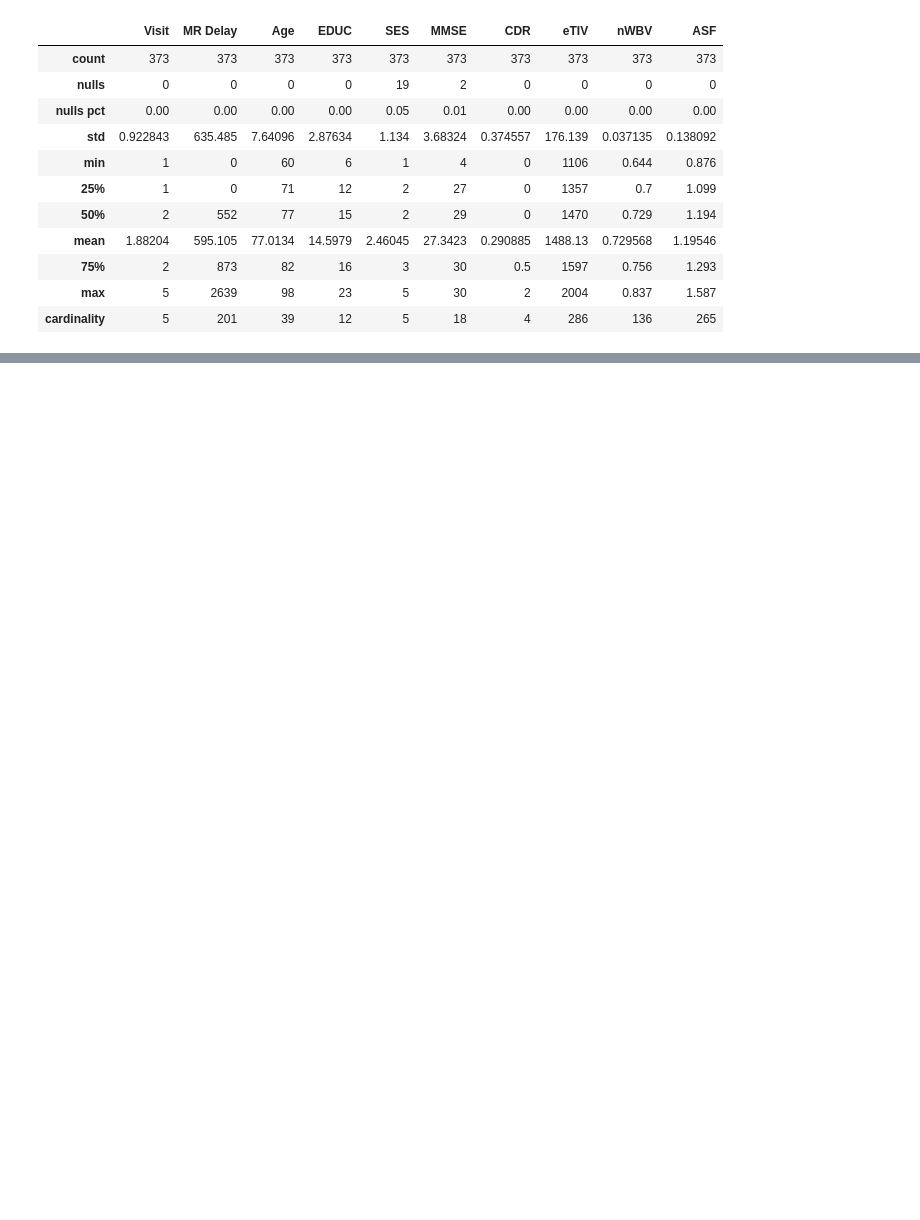
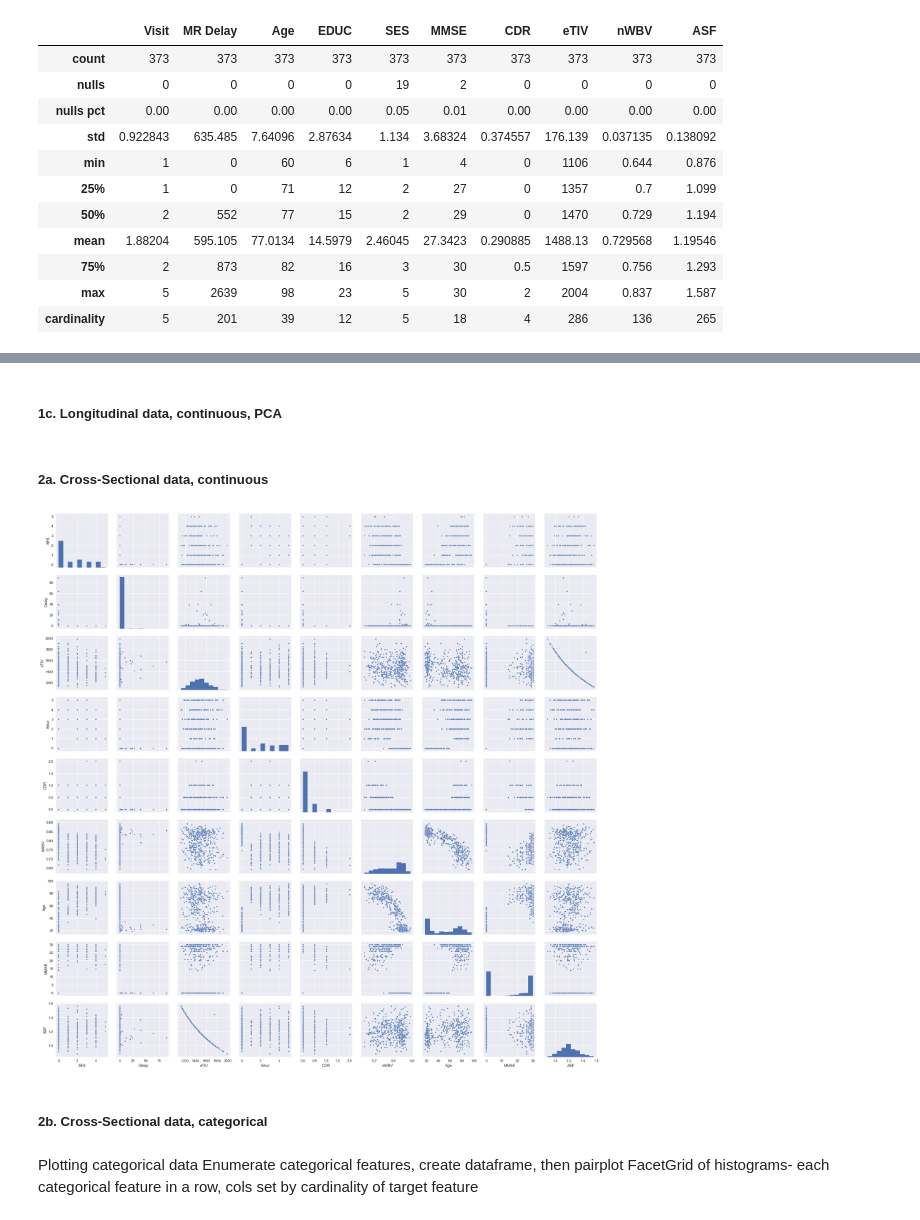
Before and after one commit to jlouie3/Conda_Notebooks, a Jupyter notebook: Projects/DementiaPrediction/1_Intro_and_Import.ipynb, the cells around one changed output, grey strips where cells are left out. Cells and saved outputs as stored; diff of their text form; code cells hidden in the pictures; blank space fills up the shorter version.

```diff
--- a/Projects/DementiaPrediction/1_Intro_and_Import.ipynb
+++ b/Projects/DementiaPrediction/1_Intro_and_Import.ipynb
@@ -116,0 +167,2 @@ plt.show()
+# %% [markdown]
+##### 1c. Longitudinal data, continuous, PCA
@@ -116,0 +173,20 @@ plt.show()
+# %% [markdown]
+##### 2a. Cross-Sectional data, continuous
+# %%
+# Get continous variables in cross-sectional data df
+plot_df = dex.get_continuous_data(cs_df)
+plot_vars = set(plot_df.columns)
+sns.pairplot(data=plot_df,
+             vars=plot_vars,
+             diag_kind='hist',
+             kind='scatter',
+             markers='.')
+plt.show()
+# %% [output]
+[figure, added]
+# %% [markdown]
+##### 2b. Cross-Sectional data, categorical
+# %% [markdown]
+Plotting categorical data
+    Enumerate categorical features, create dataframe, then pairplot
+    FacetGrid of histograms- each categorical feature in a row, cols set by cardinality of target feature
```
Also changed, not shown: parts of 21 cells of this notebook, 1 other file.
